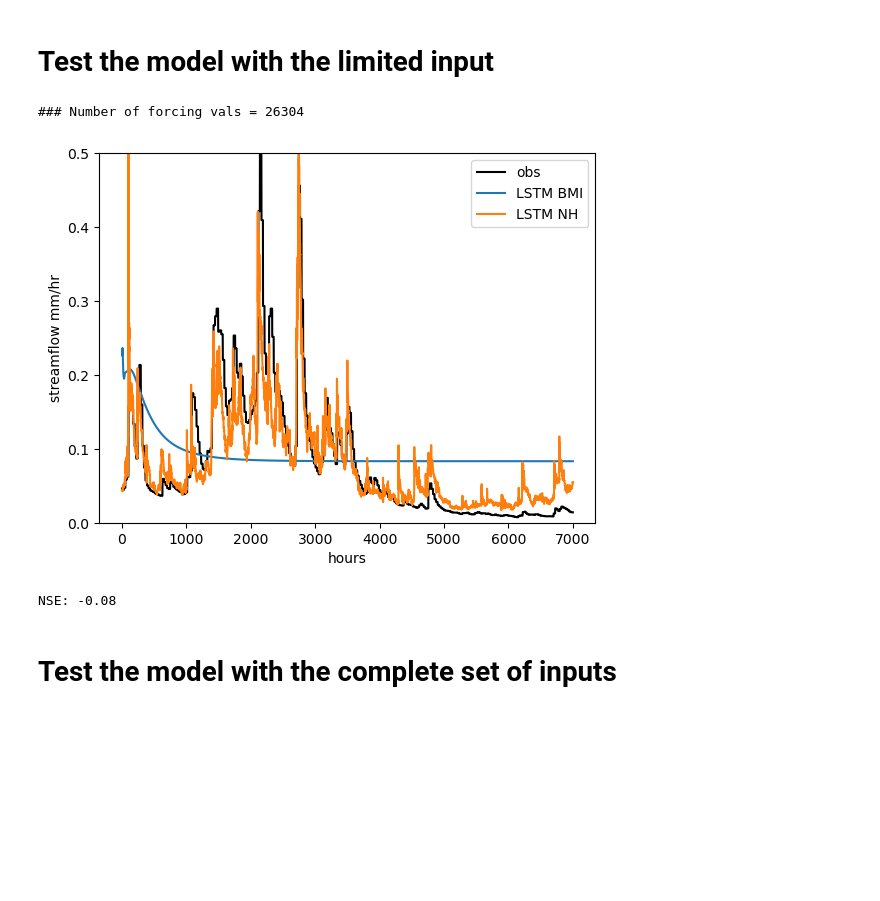
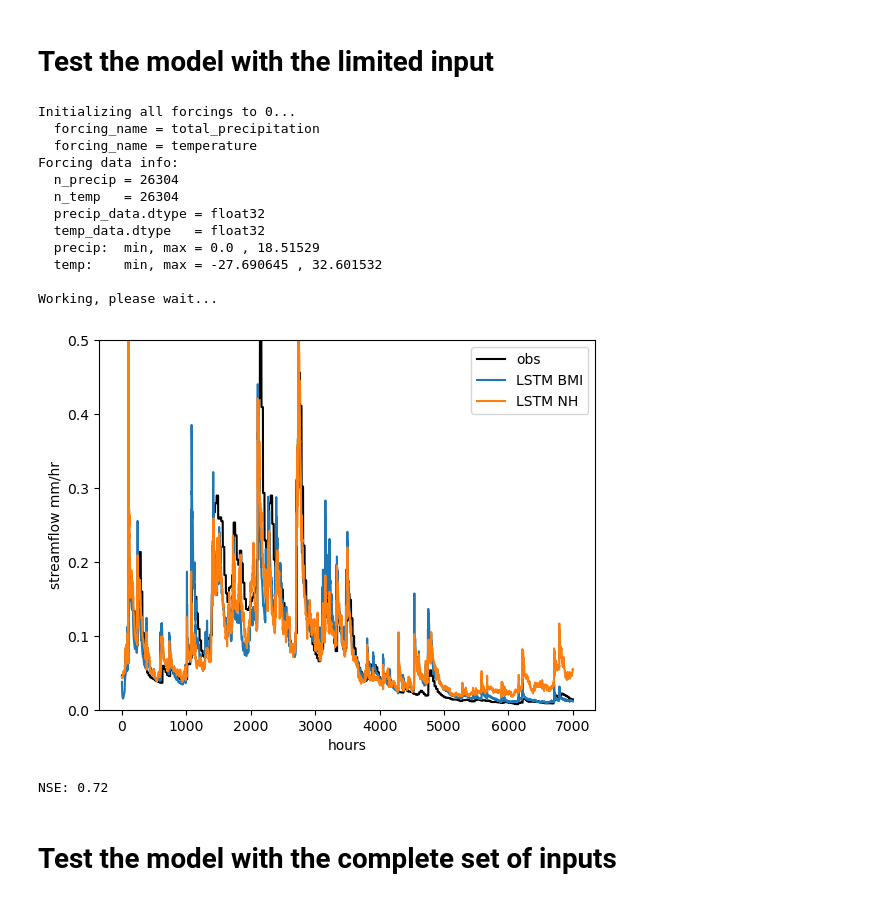
Before and after one commit to peckhams/lstm_py, a Jupyter notebook: notebooks/run_lstm_bmi.ipynb, the cells around one changed output. Drawn from its saved outputs; the diff is of its cells as text; code cells hidden in the pictures; blank space fills up the shorter version.

```diff
--- a/notebooks/run_lstm_bmi.ipynb
+++ b/notebooks/run_lstm_bmi.ipynb
@@ -55,7 +55,6 @@ nh_hourly_slope_mean_precip_temp_01022500 = \
 
 # Create an instance of the LSTM model with BMI
 model_limited = bmi_lstm.bmi_LSTM()
-
 
 # Initialize the model with a configuration file
 # model_limited.initialize(bmi_cfg_file=Path('../bmi_config_files/01022500_hourly_slope_mean_precip_temp.yml'))
@@ -69,22 +68,38 @@ ibasin = sample_basins[model_limited.cfg_bmi['basin_id']]
 
 # Run the model with sample data
 
-# Store the output in a list, so we can plot it afterwards
+# Get sample data time series for precip and temp
+precip_data = sample_data['total_precipitation'][ibasin].data
+temp_data   = sample_data['temperature'][ibasin].data
+n_precip    = precip_data.size
+print('Forcing data info:')
+print('  n_precip =', n_precip)
+print('  n_temp   =', temp_data.size)
+print('  precip_data.dtype =', precip_data.dtype)
+print('  temp_data.dtype   =', temp_data.dtype)
+print('  precip:  min, max =', precip_data.min(), ',', precip_data.max() )
+print('  temp:    min, max =', temp_data.min(), ',', temp_data.max() )
+print()
+
+# Store output values in a list, so we can plot it afterwards
 # runoff_output_list_limited = []
 
-# Store the output in an array, so we can plot it afterwards
-n_vals = len( sample_data['total_precipitation'][ibasin].data )
-print('### Number of forcing vals =', n_vals )
-runoff_output_limited = np.zeros( n_vals )
+# Store output values in an array, so we can plot it afterwards (faster)
+runoff_output_limited = np.zeros( n_precip )
+
 k = 0
-
-# Loop through the sample data
-for precip, temp in zip(list(sample_data['total_precipitation'][ibasin].data),
-                        list(sample_data['temperature'][ibasin].data)):
+VERBOSE = False
+print('Working, please wait...')
+for k in range( n_precip ):
+    precip = precip_data[k]
+    temp   = temp_data[k]
+    if (VERBOSE):
+        print('k, precip, temp =', k, ',', precip, ',', temp)
 
     # Set the model forcings to those in the sample data
-    model_limited.set_value('atmosphere_water__time_integral_of_precipitation_mass_flux',np.atleast_1d(precip))
-    model_limited.set_value('land_surface_air__temperature',np.atleast_1d(temp))
+    # model_limited.set_value('atmosphere_water__time_integral_of_precipitation_mass_flux', precip)
+    model_limited.set_value('atmosphere_water__liquid_equivalent_precipitation_rate', precip)
+    model_limited.set_value('land_surface_air__temperature',temp)
 
     # Updating the model calculates the runoff from the inputs and the model state at this time step
     model_limited.update()
@@ -92,52 +107,58 @@ for precip, temp in zip(list(sample_data['total_precipitation'][ibasin].data),
     # Add the output to a list so we can plot
     dest_array = np.zeros(1)
     #model_limited.get_value('land_surface_water__runoff_volume_flux',dest_array)
-    model_limited.get_value('land_surface_water__runoff_depth',dest_array)
+    model_limited.get_value('land_surface_water__runoff_depth', dest_array)
     runoff_limited = dest_array[0]
     # print('val =', runoff_limited)
 
     #------------------------------------------------
     # Make output unit consistant with CAMELS mm/hr
     #------------------------------------------------
-    # runoff_limited_mm_per_hr = runoff_limited * 1000
-    # runoff_limited *= 1000   # (correct factor is 1000)
-    runoff_limited *= 5000  # (use this to see better)
+    runoff_limited *= 1000   # (correct factor is 1000)
     # print('val =', runoff_limited)
-    #------------------------------------------------
     runoff_output_limited[ k ] = runoff_limited
-    k += 1
     # runoff_output_list_limited.append(runoff_limited)
-    #print(runoff_limited_mm_per_hr)
 
 
 # Plot a portion of the output.
 # start_plot=17000
 # end_plot  =24000
 start_plot=0
 end_plot  =7000
 plt.plot(sample_data['qobs_CAMELS_mm_per_hour'][ibasin][start_plot:end_plot], label='obs', c='k')
 # plt.plot(runoff_output_list_limited[start_plot:end_plot],label='LSTM BMI')
 plt.plot(runoff_output_limited[start_plot:end_plot],label='LSTM BMI')
 plt.plot(nh_hourly_slope_mean_precip_temp_01022500[t2000+start_plot:t2000+end_plot],label='LSTM NH')
 plt.ylim([0,0.5])
 plt.ylabel('streamflow mm/hr')
 plt.xlabel('hours')
 plt.legend()
 plt.show()
 plt.close()
 
 # Calculate a metric
 obs = np.array(sample_data['qobs_CAMELS_mm_per_hour'][ibasin])
 sim = runoff_output_limited
 ### sim = np.array(runoff_output_list_limited)
 denominator = ((obs - obs.mean())**2).sum()
 numerator = ((sim - obs)**2).sum()
 value = 1 - numerator / denominator
 print("NSE: {:.2f}".format(1 - numerator / denominator))
 # %% [output]
-### Number of forcing vals = 26304
+Initializing all forcings to 0...
+  forcing_name = total_precipitation
+  forcing_name = temperature
+Forcing data info:
+  n_precip = 26304
+  n_temp   = 26304
+  precip_data.dtype = float32
+  temp_data.dtype   = float32
+  precip:  min, max = 0.0 , 18.51529
+  temp:    min, max = -27.690645 , 32.601532
+
+Working, please wait...
-[figure, old version]
+[figure, new version]
-NSE: -0.08
+NSE: 0.72
 # %% [markdown]
 # Test the model with the complete set of inputs
 # %%
```
Also changed, not shown: parts of 2 cells of this notebook.
